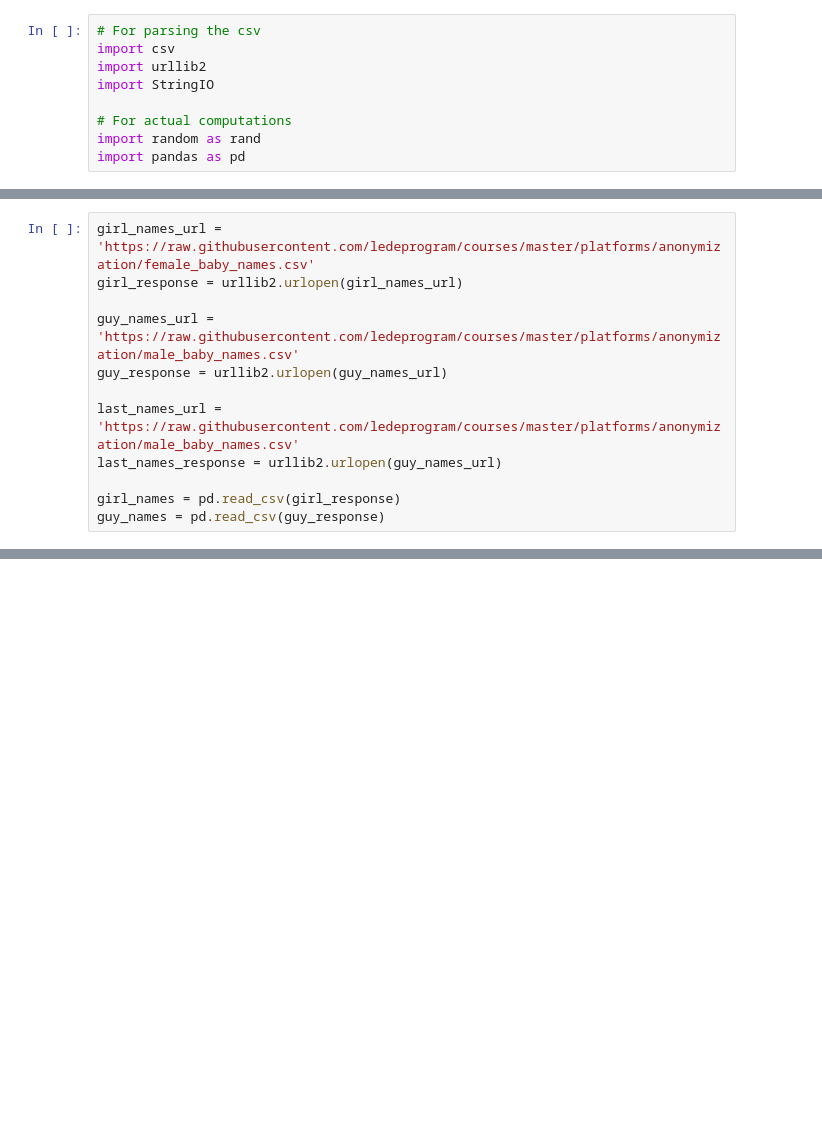
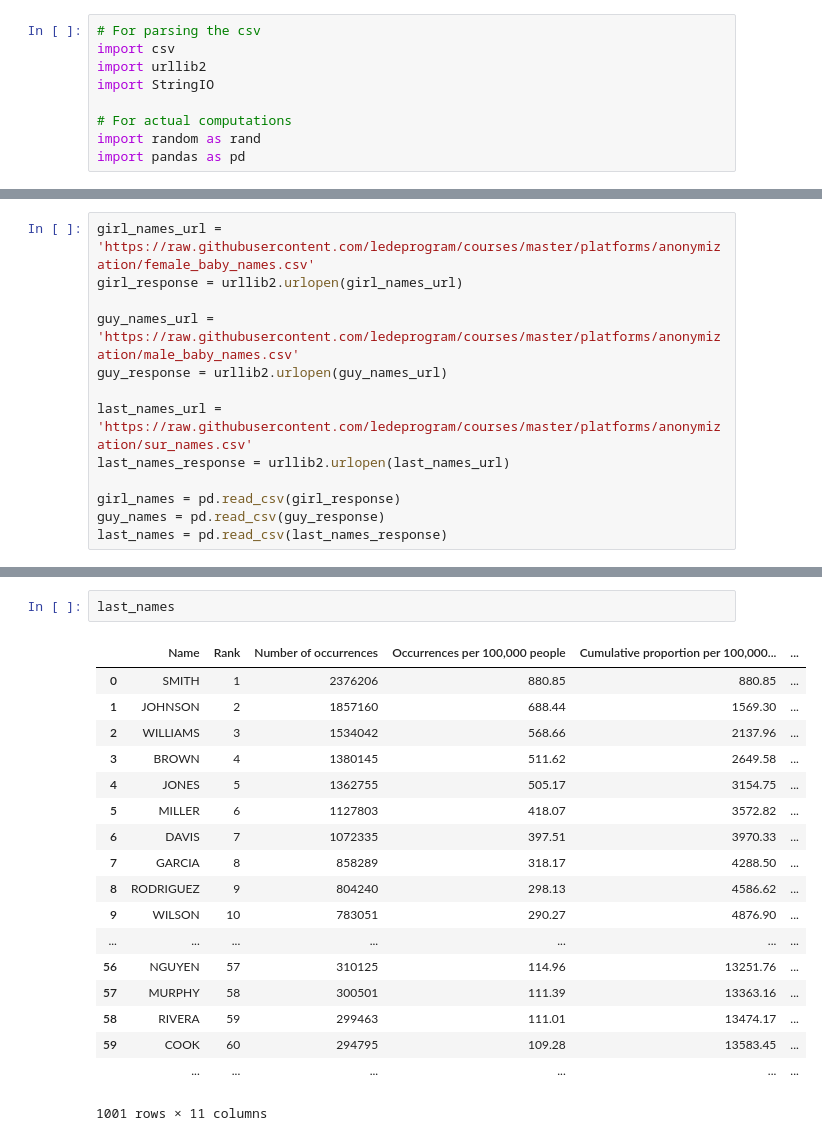
Before and after one commit to ledeprogram/courses, a Jupyter notebook: platforms/anonymization/Anonymouseasion.ipynb, the cells around one changed output, grey strips where cells are left out. Saved outputs shown, nothing was run; the diff lists cells and outputs as text; blank space fills up the shorter version.

```diff
--- a/platforms/anonymization/Anonymouseasion.ipynb
+++ b/platforms/anonymization/Anonymouseasion.ipynb
@@ -16,8 +16,9 @@ girl_response = urllib2.urlopen(girl_names_url)
 guy_names_url = 'https://raw.githubusercontent.com/ledeprogram/courses/master/platforms/anonymization/male_baby_names.csv'
 guy_response = urllib2.urlopen(guy_names_url)
 
-last_names_url = 'https://raw.githubusercontent.com/ledeprogram/courses/master/platforms/anonymization/male_baby_names.csv'
-last_names_response = urllib2.urlopen(guy_names_url)
+last_names_url = 'https://raw.githubusercontent.com/ledeprogram/courses/master/platforms/anonymization/sur_names.csv'
+last_names_response = urllib2.urlopen(last_names_url)
 
 girl_names = pd.read_csv(girl_response)
 guy_names = pd.read_csv(guy_response)
+last_names = pd.read_csv(last_names_response)
@@ -43,0 +25,21 @@ guy_names = pd.read_csv(guy_response)
+# %%
+last_names
+# %% [output]
+|  | Name | Rank | Number of occurrences | Occurrences per 100,000 people | Cumulative proportion per 100,000... | ... |
+| 0 | SMITH | 1 | 2376206 | 880.85 | 880.85 | ... |
+| 1 | JOHNSON | 2 | 1857160 | 688.44 | 1569.30 | ... |
+| 2 | WILLIAMS | 3 | 1534042 | 568.66 | 2137.96 | ... |
+| 3 | BROWN | 4 | 1380145 | 511.62 | 2649.58 | ... |
+| 4 | JONES | 5 | 1362755 | 505.17 | 3154.75 | ... |
+| 5 | MILLER | 6 | 1127803 | 418.07 | 3572.82 | ... |
+| 6 | DAVIS | 7 | 1072335 | 397.51 | 3970.33 | ... |
+| 7 | GARCIA | 8 | 858289 | 318.17 | 4288.50 | ... |
+| 8 | RODRIGUEZ | 9 | 804240 | 298.13 | 4586.62 | ... |
+| 9 | WILSON | 10 | 783051 | 290.27 | 4876.90 | ... |
+| ... | ... | ... | ... | ... | ... | ... |
+| 56 | NGUYEN | 57 | 310125 | 114.96 | 13251.76 | ... |
+| 57 | MURPHY | 58 | 300501 | 111.39 | 13363.16 | ... |
+| 58 | RIVERA | 59 | 299463 | 111.01 | 13474.17 | ... |
+| 59 | COOK | 60 | 294795 | 109.28 | 13583.45 | ... |
+|  | ... | ... | ... | ... | ... | ... |
+1001 rows × 11 columns
```
Also changed, not shown: parts of 2 cells of this notebook, 1 other file.
